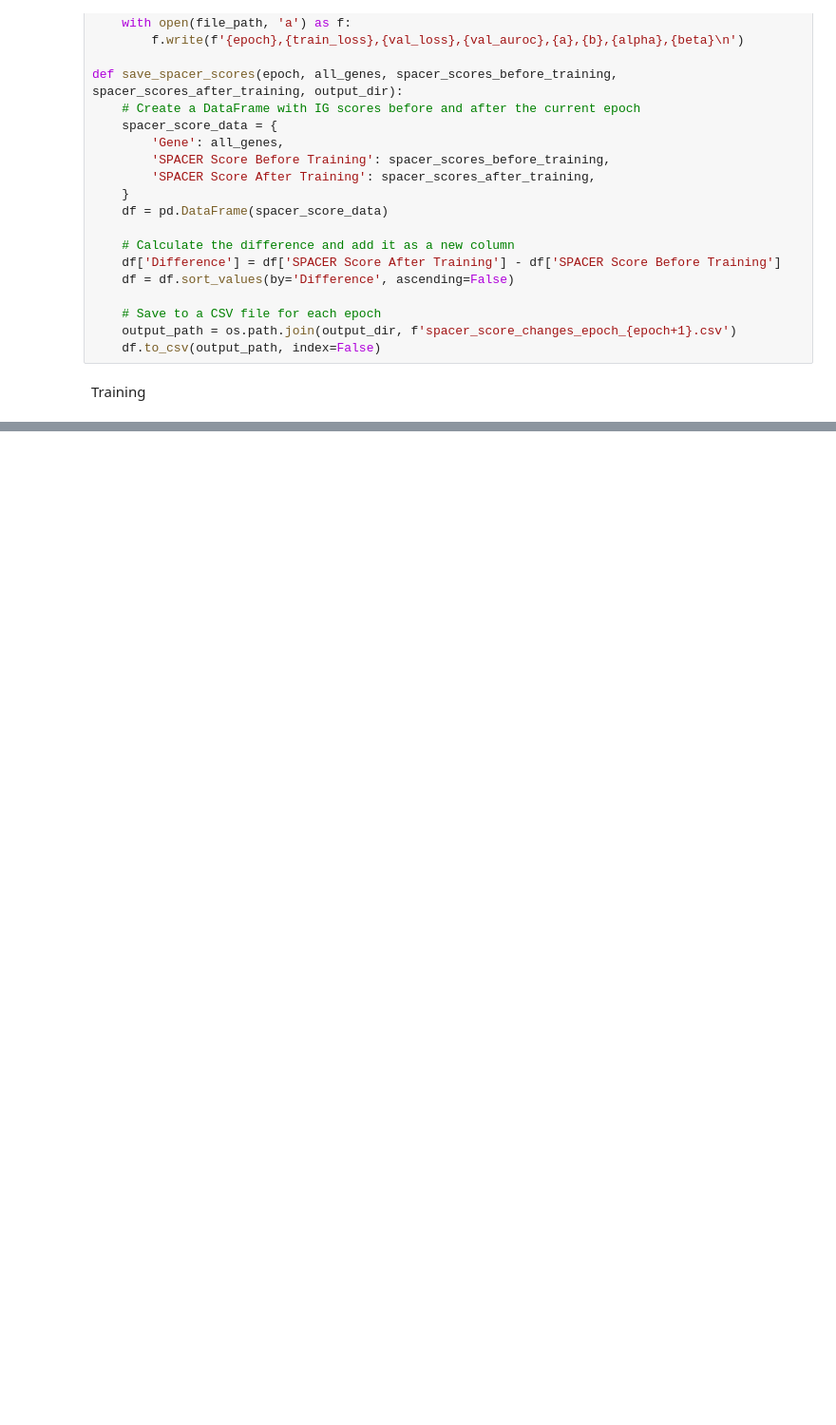
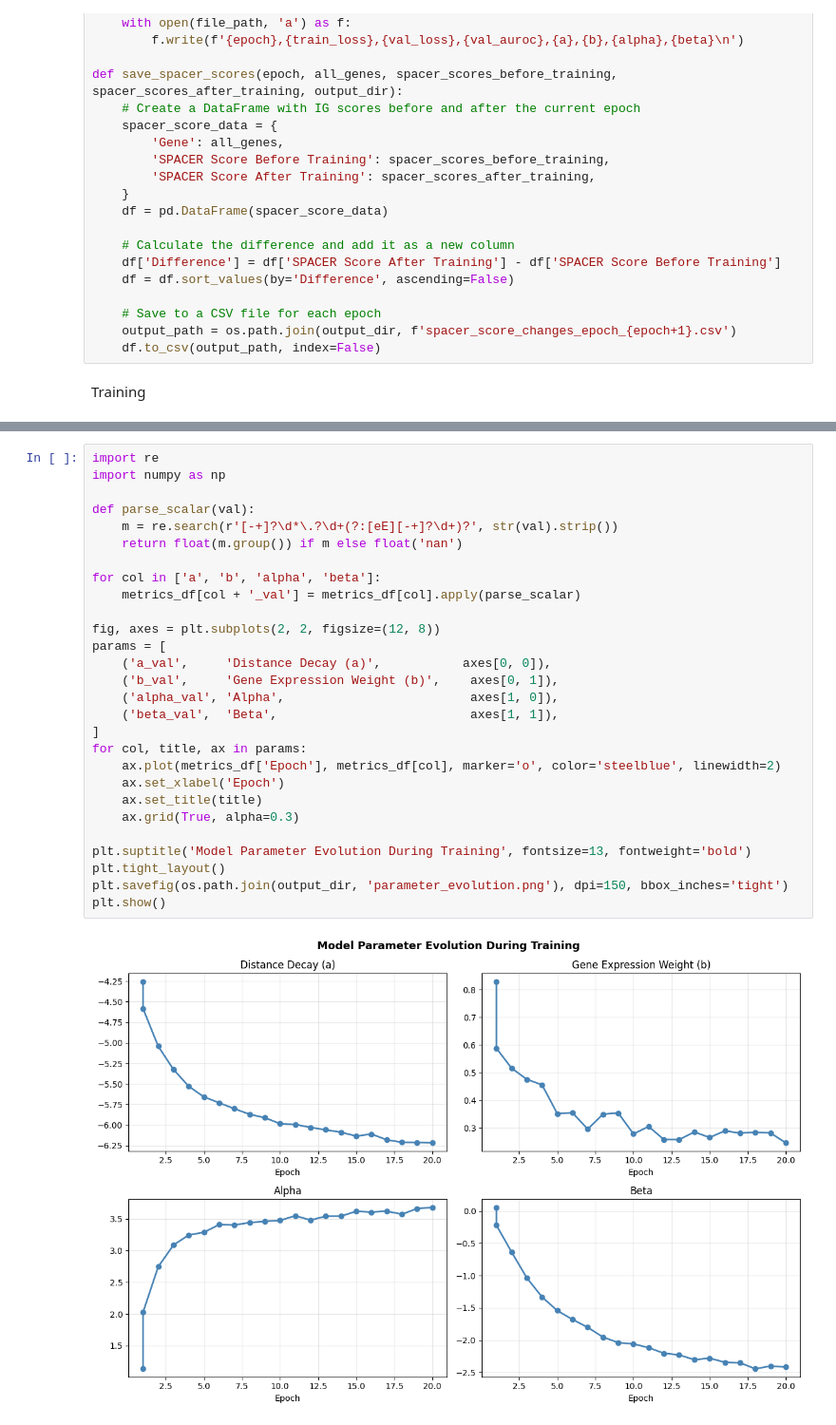
Before and after one commit to yaober/SPACER, a Jupyter notebook: train.ipynb, the cells around one changed output, grey strips where cells are left out. Shown at 95% size. Cells and saved outputs as stored; diff of their text form; blank space fills up the shorter version.

```diff
--- a/train.ipynb
+++ b/train.ipynb
@@ -322,0 +339,30 @@ adata.X.shape # auroc 0.55
+# %%
+import re
+import numpy as np
+
+def parse_scalar(val):
+    m = re.search(r'[-+]?\d*\.?\d+(?:[eE][-+]?\d+)?', str(val).strip())
+    return float(m.group()) if m else float('nan')
+
+for col in ['a', 'b', 'alpha', 'beta']:
+    metrics_df[col + '_val'] = metrics_df[col].apply(parse_scalar)
+
+fig, axes = plt.subplots(2, 2, figsize=(12, 8))
+params = [
+    ('a_val',     'Distance Decay (a)',           axes[0, 0]),
+    ('b_val',     'Gene Expression Weight (b)',    axes[0, 1]),
+    ('alpha_val', 'Alpha',                         axes[1, 0]),
+    ('beta_val',  'Beta',                          axes[1, 1]),
+]
+for col, title, ax in params:
+    ax.plot(metrics_df['Epoch'], metrics_df[col], marker='o', color='steelblue', linewidth=2)
+    ax.set_xlabel('Epoch')
+    ax.set_title(title)
+    ax.grid(True, alpha=0.3)
+
+plt.suptitle('Model Parameter Evolution During Training', fontsize=13, fontweight='bold')
+plt.tight_layout()
+plt.savefig(os.path.join(output_dir, 'parameter_evolution.png'), dpi=150, bbox_inches='tight')
+plt.show()
+# %% [output]
+[figure, added]
```
Also changed, not shown: parts of 16 cells of this notebook, 23 other files.
